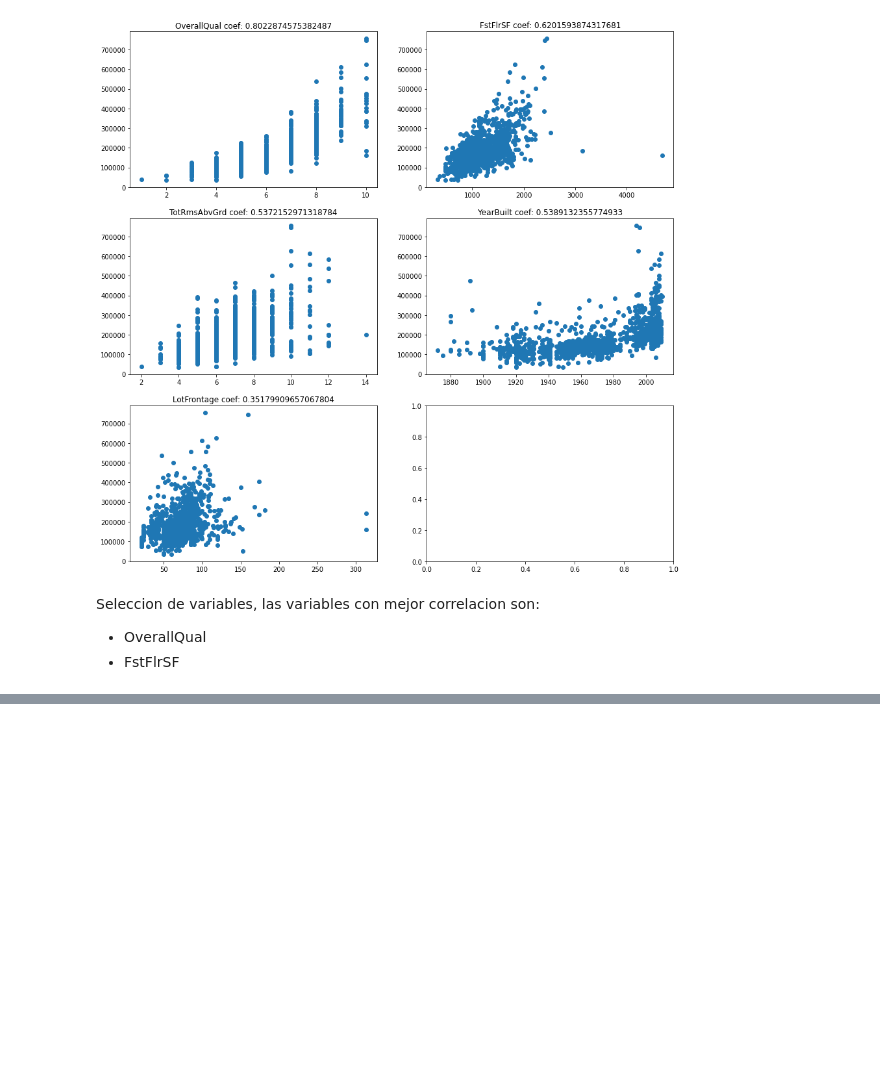
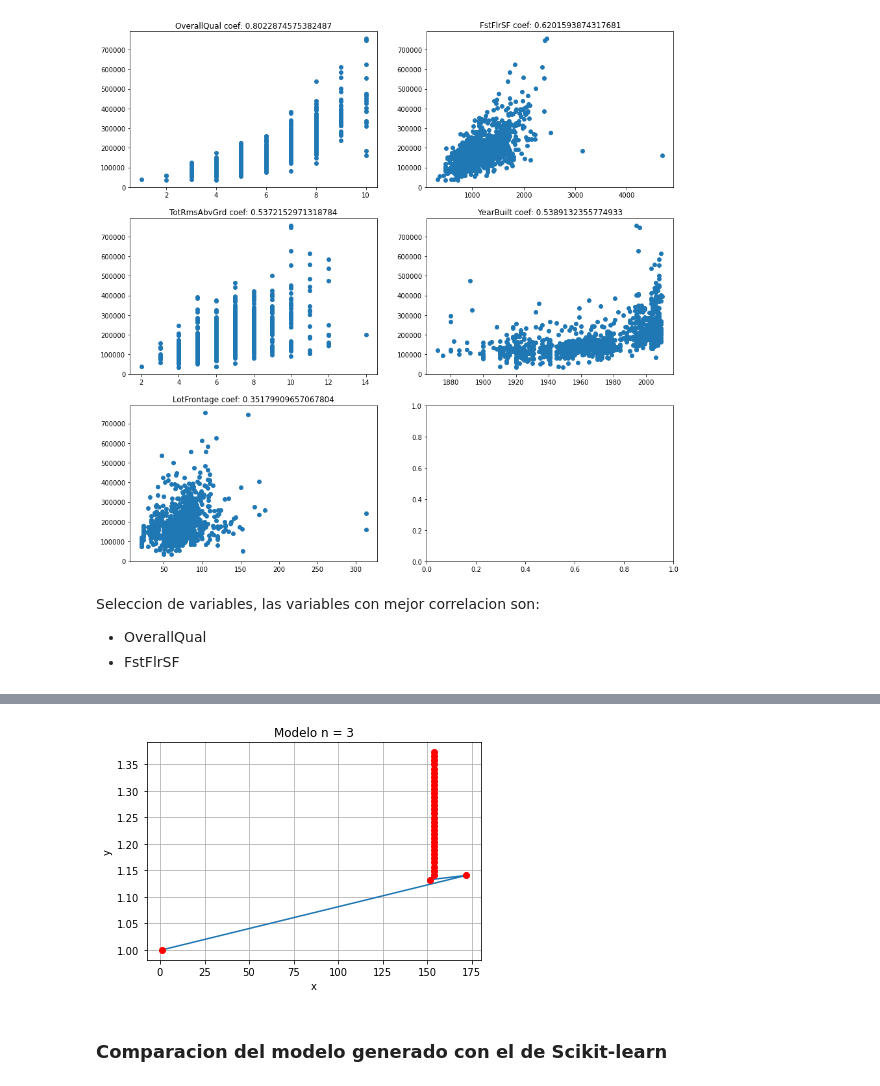
Before and after one commit to estuardonavarro/CDP_Proyecto, a Jupyter notebook: Proyecto.ipynb, the cells around one changed output, grey strips where cells are left out. Saved outputs shown, nothing was run; the diff lists cells and outputs as text; code cells hidden in the pictures; blank space fills up the shorter version.

```diff
--- a/Proyecto.ipynb
+++ b/Proyecto.ipynb
@@ -256,0 +283,6 @@ my_simple_regression.graph_errors()
+# %%
+FstFlrSFModel.graph_models(3)
+# %% [output]
+[figure, added]
+# %% [markdown]
+### Comparacion del modelo generado con el de Scikit-learn
```
Also changed, not shown: parts of 9 cells of this notebook.
